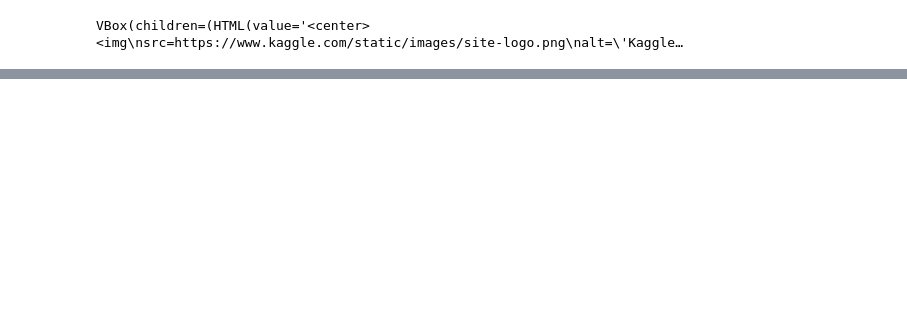
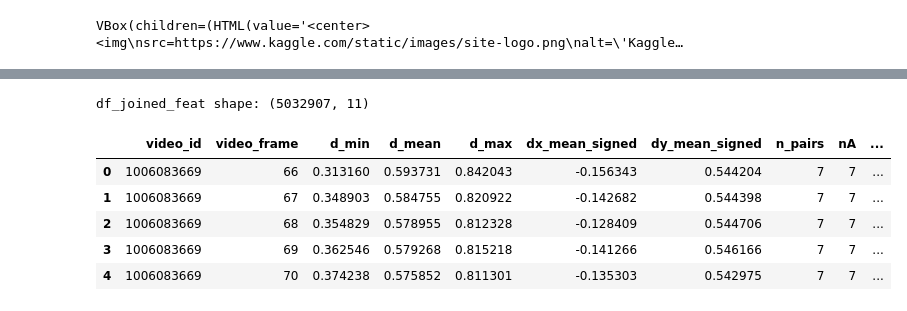
Before and after one commit to souvikdas1990/Testing, a Jupyter notebook: MABe.ipynb, the cells around one changed output, grey strips where cells are left out. Drawn from its saved outputs; the diff is of its cells as text; code cells hidden in the pictures; blank space fills up the shorter version.

```diff
--- a/MABe.ipynb
+++ b/MABe.ipynb
@@ -674,0 +574,61 @@ Compile with `TORCH_USE_CUDA_DSA` to enable device-side assertions.
+# %%
+for c in ['mouse_A_x','mouse_A_y','mouse_B_x','mouse_B_y']:
+    df_joined[c] = pd.to_numeric(df_joined[c], errors='coerce').astype('float32')
+
+# per-row deltas & distance only where both mice have coords
+valid = (
+    df_joined['mouse_A_x'].notna() & df_joined['mouse_A_y'].notna() &
+    df_joined['mouse_B_x'].notna() & df_joined['mouse_B_y'].notna()
+)
+df_joined['dx'] = (df_joined['mouse_A_x'] - df_joined['mouse_B_x']).where(valid)
+df_joined['dy'] = (df_joined['mouse_A_y'] - df_joined['mouse_B_y']).where(valid)
+df_joined['d']  = np.sqrt(df_joined['dx']**2 + df_joined['dy']**2)
+
+keys = ['video_id','video_frame']
+
+# aggregate features per frame
+agg_feat = (
+    df_joined.loc[valid, ['video_id','video_frame','dx','dy','d']]
+      .groupby(keys, observed=True)
+      .agg(d_min=('d','min'),
+           d_mean=('d','mean'),
+           d_max=('d','max'),
+           dx_mean_signed=('dx','mean'),
+           dy_mean_signed=('dy','mean'),
+           n_pairs=('d','count'))
+      .reset_index()
+)
+
+# optional robustness counts
+nA = df_joined[['video_id','video_frame','mouse_A_x','mouse_A_y']].dropna().groupby(keys, observed=True).size().rename('nA')
+nB = df_joined[['video_id','video_frame','mouse_B_x','mouse_B_y']].dropna().groupby(keys, observed=True).size().rename('nB')
+agg_feat = (agg_feat
+            .merge(nA, on=keys, how='left')
+            .merge(nB, on=keys, how='left')
+            .fillna({'nA':0,'nB':0}))
+
+# majority action per frame
+action_per_frame = (
+    df_joined.groupby(keys, observed=True)['action']
+      .agg(lambda s: s.mode().iat[0] if not s.mode().empty else s.iloc[0])
+      .reset_index()
+)
+
+# final table
+df_joined_feat = agg_feat.merge(action_per_frame, on=keys, how='left')
+
+# cleanup like before
+df_joined_feat = df_joined_feat.replace([np.inf, -np.inf], np.nan).dropna(
+    subset=['d_min','d_mean','d_max','dx_mean_signed','dy_mean_signed']
+)
+
+print("df_joined_feat shape:", df_joined_feat.shape)
+display(df_joined_feat.head())
+# %% [output]
+df_joined_feat shape: (5032907, 11)
+|  | video_id | video_frame | d_min | d_mean | d_max | dx_mean_signed | dy_mean_signed | n_pairs | nA | ... |
+| 0 | 1006083669 | 66 | 0.313160 | 0.593731 | 0.842043 | -0.156343 | 0.544204 | 7 | 7 | ... |
+| 1 | 1006083669 | 67 | 0.348903 | 0.584755 | 0.820922 | -0.142682 | 0.544398 | 7 | 7 | ... |
+| 2 | 1006083669 | 68 | 0.354829 | 0.578955 | 0.812328 | -0.128409 | 0.544706 | 7 | 7 | ... |
+| 3 | 1006083669 | 69 | 0.362546 | 0.579268 | 0.815218 | -0.141266 | 0.546166 | 7 | 7 | ... |
+| 4 | 1006083669 | 70 | 0.374238 | 0.575852 | 0.811301 | -0.135303 | 0.542975 | 7 | 7 | ... |
```
Also changed, not shown: parts of 27 cells of this notebook.
